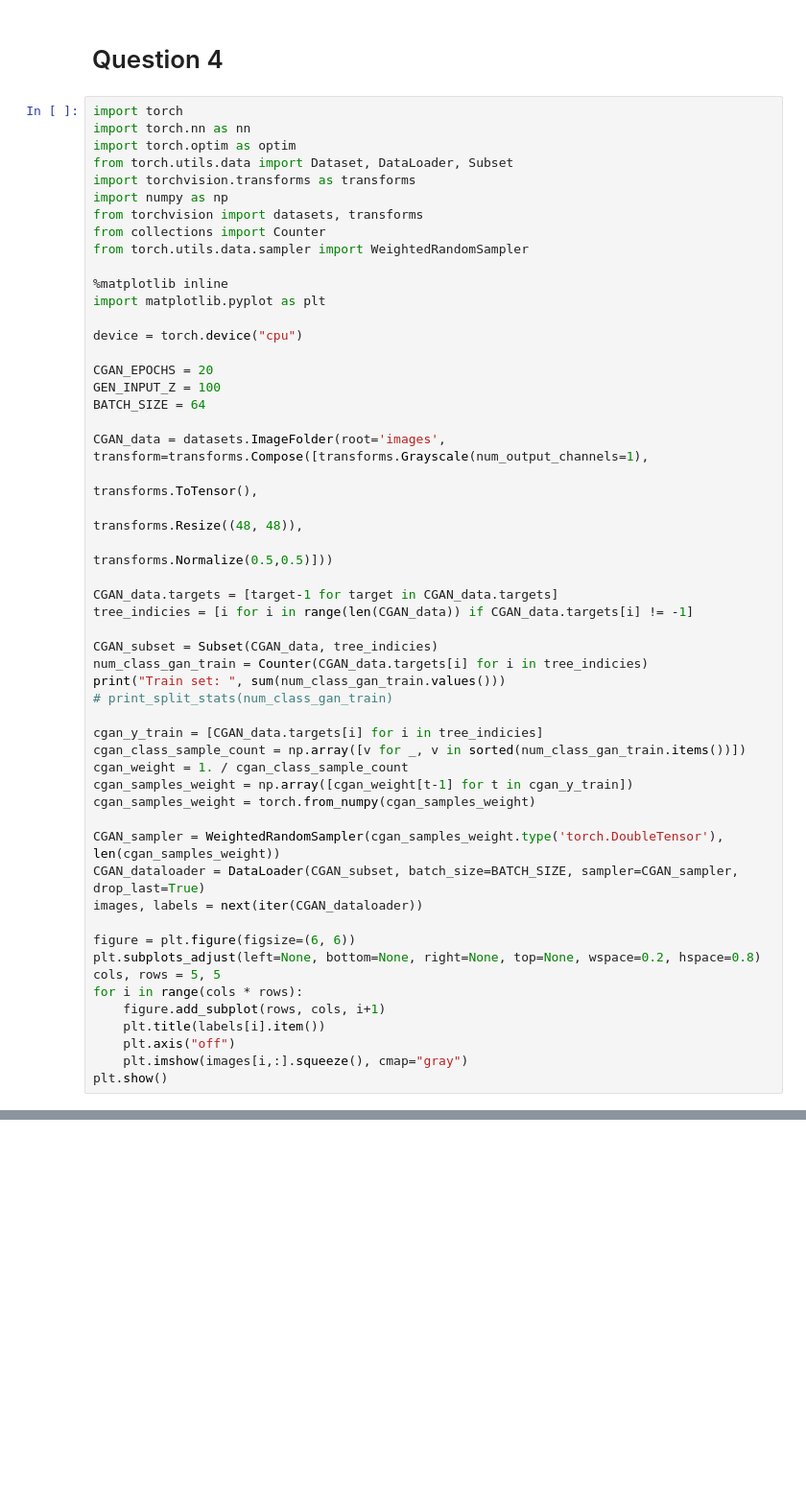
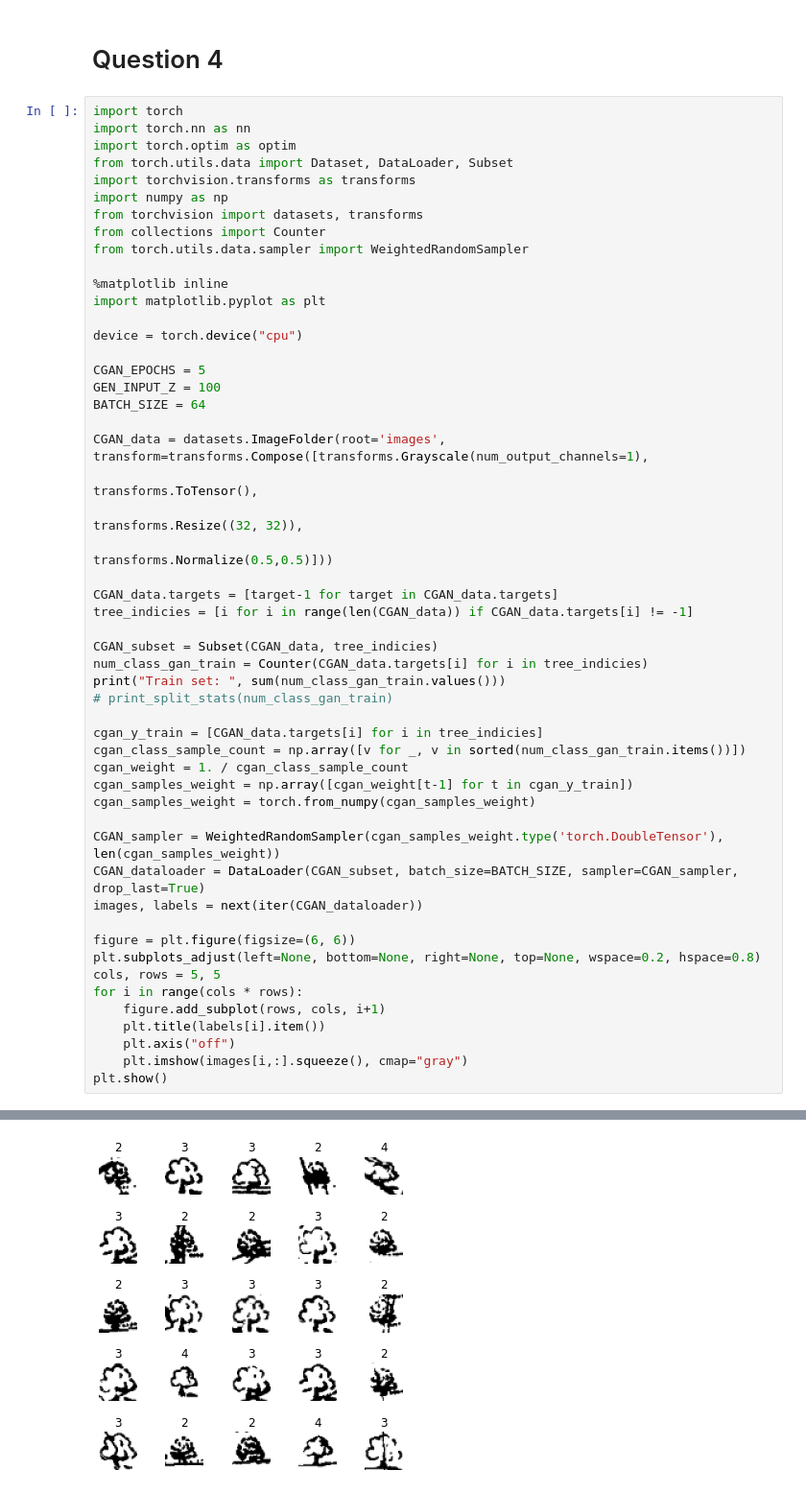
Before and after one commit to LucyIvatt/probabilistic-and-deep-learning, a Jupyter notebook: int3.ipynb, the cells around one changed output, grey strips where cells are left out. Shown at 96% size. Cells and saved outputs as stored; diff of their text form; blank space fills up the shorter version.

```diff
--- a/int3.ipynb
+++ b/int3.ipynb
@@ -629,13 +629,13 @@ import matplotlib.pyplot as plt
 
 device = torch.device("cpu")
 
-CGAN_EPOCHS = 20
+CGAN_EPOCHS = 5
 GEN_INPUT_Z = 100
 BATCH_SIZE = 64
 
 CGAN_data = datasets.ImageFolder(root='images', transform=transforms.Compose([transforms.Grayscale(num_output_channels=1),
                                                                                 transforms.ToTensor(),
-                                                                                transforms.Resize((48, 48)),
+                                                                                transforms.Resize((32, 32)),
                                                                                 transforms.Normalize(0.5,0.5)]))
 
 CGAN_data.targets = [target-1 for target in CGAN_data.targets]
@@ -665,3 +665,4 @@ for i in range(cols * rows):
     plt.axis("off")
     plt.imshow(images[i,:].squeeze(), cmap="gray")
 plt.show()
+# %% [output]
@@ -667,0 +670 @@ plt.show()
+[figure, added]
```
Also changed, not shown: parts of 11 cells of this notebook, 2 other files.
